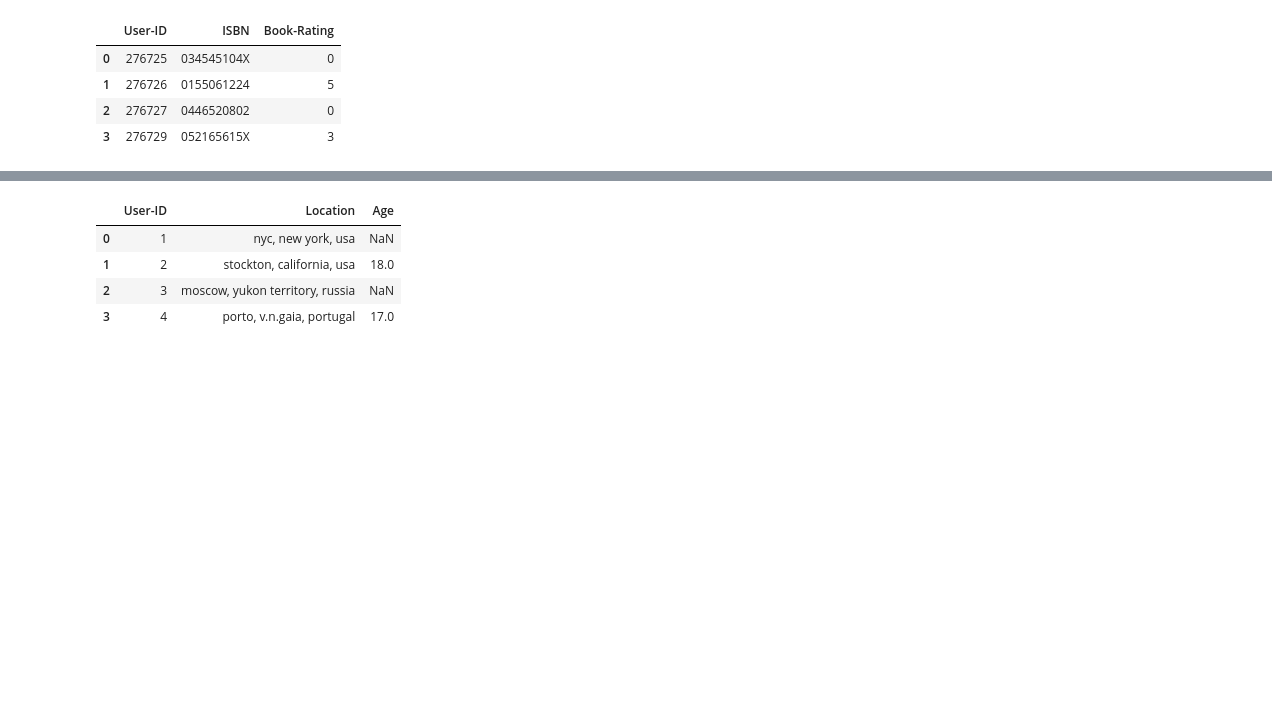
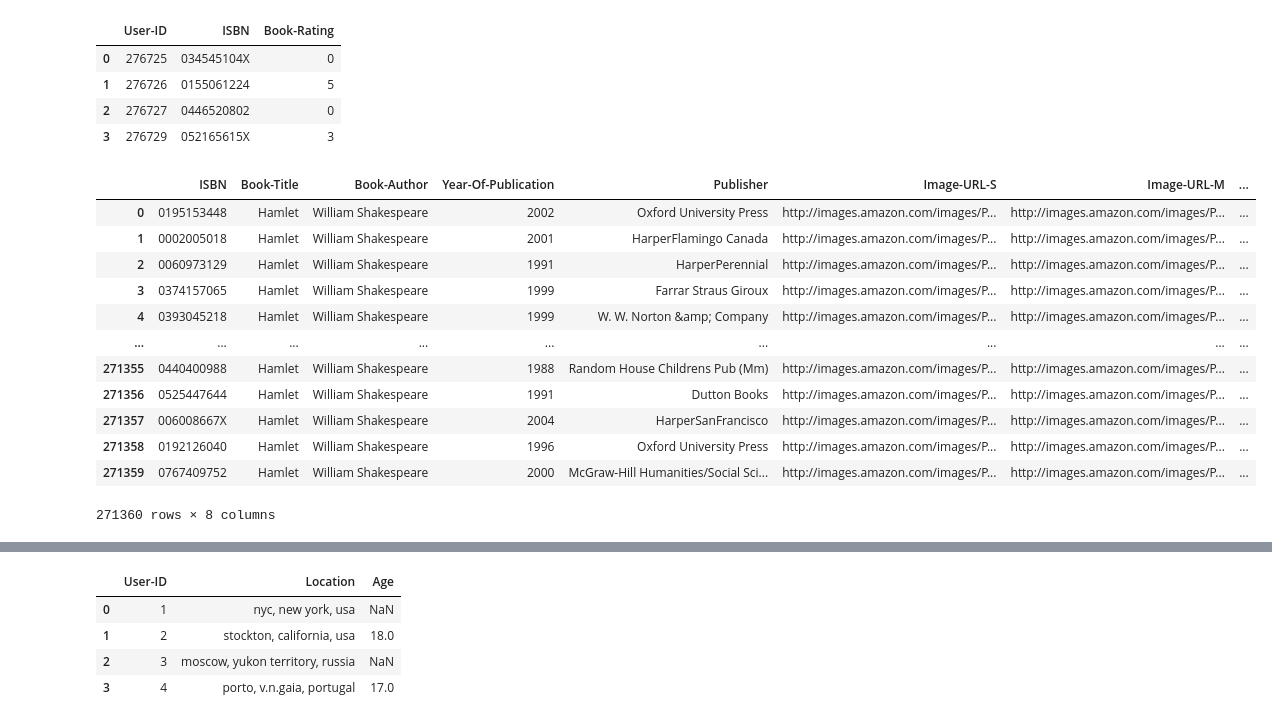
Before and after one commit to sebasfire3/Book-Crossing-, a Jupyter notebook: src/sebas_test2.ipynb, the cells around one changed output, grey strips where cells are left out. Drawn from its saved outputs; the diff is of its cells as text; code cells hidden in the pictures; blank space fills up the shorter version.

```diff
--- a/src/sebas_test2.ipynb
+++ b/src/sebas_test2.ipynb
@@ -30,6 +30,26 @@ ratings_df.head(4)
 | 1 | 276726 | 0155061224 | 5 |
 | 2 | 276727 | 0446520802 | 0 |
 | 3 | 276729 | 052165615X | 3 |
+# %%
+books_df['Book-Title']='Hamlet'
+# %%
+books_df['Book-Author']='William Shakespeare'
+# %%
+books_df
+# %% [output]
+|  | ISBN | Book-Title | Book-Author | Year-Of-Publication | Publisher | Image-URL-S | Image-URL-M | ... |
+| 0 | 0195153448 | Hamlet | William Shakespeare | 2002 | Oxford University Press | http://images.amazon.com/images/P... | http://images.amazon.com/images/P... | ... |
+| 1 | 0002005018 | Hamlet | William Shakespeare | 2001 | HarperFlamingo Canada | http://images.amazon.com/images/P... | http://images.amazon.com/images/P... | ... |
+| 2 | 0060973129 | Hamlet | William Shakespeare | 1991 | HarperPerennial | http://images.amazon.com/images/P... | http://images.amazon.com/images/P... | ... |
+| 3 | 0374157065 | Hamlet | William Shakespeare | 1999 | Farrar Straus Giroux | http://images.amazon.com/images/P... | http://images.amazon.com/images/P... | ... |
+| 4 | 0393045218 | Hamlet | William Shakespeare | 1999 | W. W. Norton &amp; Company | http://images.amazon.com/images/P... | http://images.amazon.com/images/P... | ... |
+| ... | ... | ... | ... | ... | ... | ... | ... | ... |
+| 271355 | 0440400988 | Hamlet | William Shakespeare | 1988 | Random House Childrens Pub (Mm) | http://images.amazon.com/images/P... | http://images.amazon.com/images/P... | ... |
+| 271356 | 0525447644 | Hamlet | William Shakespeare | 1991 | Dutton Books | http://images.amazon.com/images/P... | http://images.amazon.com/images/P... | ... |
+| 271357 | 006008667X | Hamlet | William Shakespeare | 2004 | HarperSanFrancisco | http://images.amazon.com/images/P... | http://images.amazon.com/images/P... | ... |
+| 271358 | 0192126040 | Hamlet | William Shakespeare | 1996 | Oxford University Press | http://images.amazon.com/images/P... | http://images.amazon.com/images/P... | ... |
+| 271359 | 0767409752 | Hamlet | William Shakespeare | 2000 | McGraw-Hill Humanities/Social Sci... | http://images.amazon.com/images/P... | http://images.amazon.com/images/P... | ... |
+271360 rows × 8 columns
 # %%
 books_df.tail(4)
 # %% [output]
```
Also changed, not shown: parts of 26 cells of this notebook, 3 other files.
